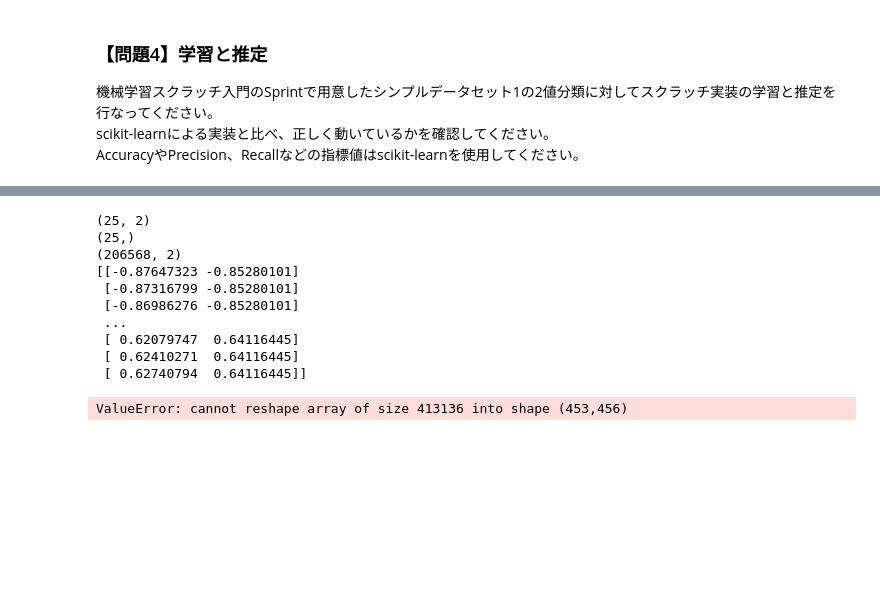
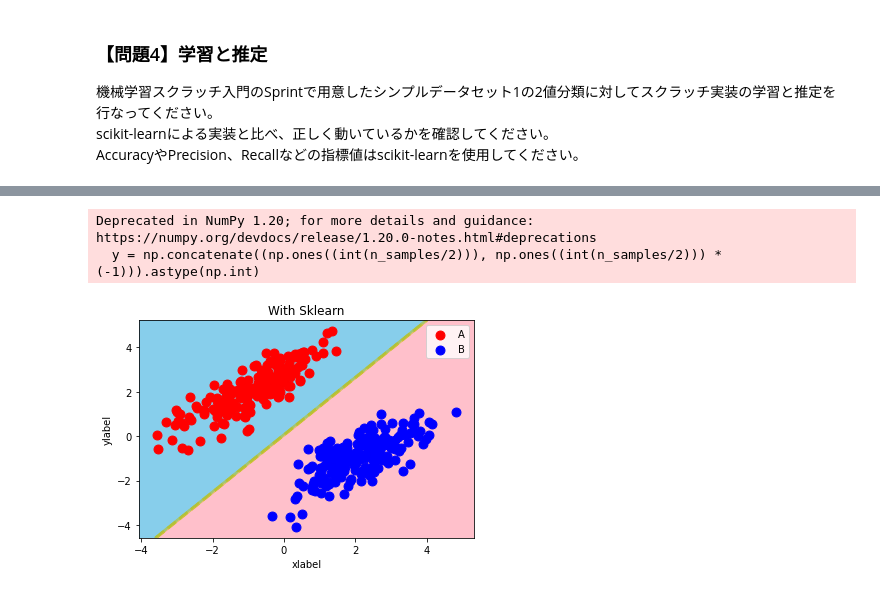
Before and after one commit to YoshihitoSuwa/diveintocode-ml, a Jupyter notebook: ML2107期_Term1 機械学習 05_SVM.ipynb, the cells around one changed output, grey strips where cells are left out. Cells and saved outputs as stored; diff of their text form; code cells hidden in the pictures; blank space fills up the shorter version.

```diff
--- a/ML2107期_Term1 機械学習 05_SVM.ipynb
+++ b/ML2107期_Term1 機械学習 05_SVM.ipynb
@@ -527,7 +525,7 @@ print(y_pred)
 # %%
 import matplotlib.pyplot as plt
+from matplotlib.colors import ListedColormap
 import matplotlib.patches as mpatches
-
 
 
 def decision_region(X, y, model, step=0.01, title='decision region', xlabel='xlabel', ylabel='ylabel', target_names=['versicolor', 'virginica']):
@@ -557,7 +555,9 @@ def decision_region(X, y, model, step=0.01, title='decision region', xlabel='xla
     scatter_color = ['red', 'blue']
     contourf_color = ['pink', 'skyblue']
     n_class = 2
-    mesh_f0, mesh_f1  = np.meshgrid(np.arange(np.min(X[:,0])-0.5, np.max(X[:,0])+0.5, step), np.arange(np.min(X[:,1])-0.5, np.max(X[:,1])+0.5, step))
+
+    # pred
+    mesh_f0, mesh_f1 = np.meshgrid(np.arange(np.min(X[:,0])-0.5, np.max(X[:,0])+0.5, step), np.arange(np.min(X[:,1])-0.5, np.max(X[:,1])+0.5, step))
     mesh = np.c_[np.ravel(mesh_f0),np.ravel(mesh_f1)]
     y_pred = model.predict(mesh).reshape(mesh_f0.shape)
 
@@ -573,44 +573,31 @@ def decision_region(X, y, model, step=0.01, title='decision region', xlabel='xla
     plt.legend(handles=patches)
     plt.legend()
     plt.show()
-
-
-
-# シンプルデータセット1 作成コード
-np.random.seed(seed=0)
-n_samples = 500
-f0 = [-1, 2]
-f1 = [2, -1]
-cov = [[1.0,0.8], [0.8, 1.0]]
-f0 = np.random.multivariate_normal(f0, cov, n_samples // 2)
-f1 = np.random.multivariate_normal(f1, cov, n_samples // 2)
-X = np.concatenate([f0, f1])
-y = np.concatenate([
-    np.full(n_samples // 2, 1),
-    np.full(n_samples // 2, -1)
-])
-
-
-X = X[:100,:]
-y = y[:100]
-
-X_train, X_test, y_train, y_test = train_test_split(X, y)
-scaler = StandardScaler()
-scaler.fit(X_train)
-tr_X_train = scaler.transform(X_train)
-tr_X_test = scaler.transform(X_test)
-print(tr_X_test.shape)
-print(y_test.shape)
-decision_region(tr_X_test, y_test, s_svmc, step=0.01, title='SVM', xlabel='xlabel', ylabel='ylabel', target_names=['0','1'])
-# %% [output]
-(25, 2)
-(25,)
-(206568, 2)
-[[-0.87647323 -0.85280101]
- [-0.87316799 -0.85280101]
- [-0.86986276 -0.85280101]
- ...
- [ 0.62079747  0.64116445]
- [ 0.62410271  0.64116445]
- [ 0.62740794  0.64116445]]
-ValueError: cannot reshape array of size 413136 into shape (453,456)
+# %%
+np.random.seed(seed=0)
+n_samples = 500
+f0= [-1, 2]
+f1 = [2, -1]
+cov = [[1.0,0.8], [0.8, 1.0]]
+
+f0 = np.random.multivariate_normal(f0, cov, int(n_samples/2))
+f1 = np.random.multivariate_normal(f1, cov, int(n_samples/2))
+
+X = np.concatenate((f0, f1))
+y = np.concatenate((np.ones((int(n_samples/2))), np.ones((int(n_samples/2))) *(-1))).astype(np.int)
+
+random_index = np.random.permutation(np.arange(n_samples))
+X = X[random_index]
+y = y[random_index]
+X_train, X_test, y_train, y_test = train_test_split(X, y, random_state=42, stratify=y)
+
+from sklearn.svm import SVC
+svc = SVC(random_state=0, C=1e10, kernel='linear')
+svc.fit(X_train, y_train)
+svc_pred = svc.predict(X_test)
+
+decision_region(X_train, y_train, svc, step=0.01, title='With Sklearn', xlabel='xlabel', ylabel='ylabel', target_names=["A" ,'B'])
+# %% [output]
+Deprecated in NumPy 1.20; for more details and guidance: https://numpy.org/devdocs/release/1.20.0-notes.html#deprecations
+  y = np.concatenate((np.ones((int(n_samples/2))), np.ones((int(n_samples/2))) *(-1))).astype(np.int)
+[figure, added]
```
Also changed, not shown: parts of 1 cell of this notebook.
